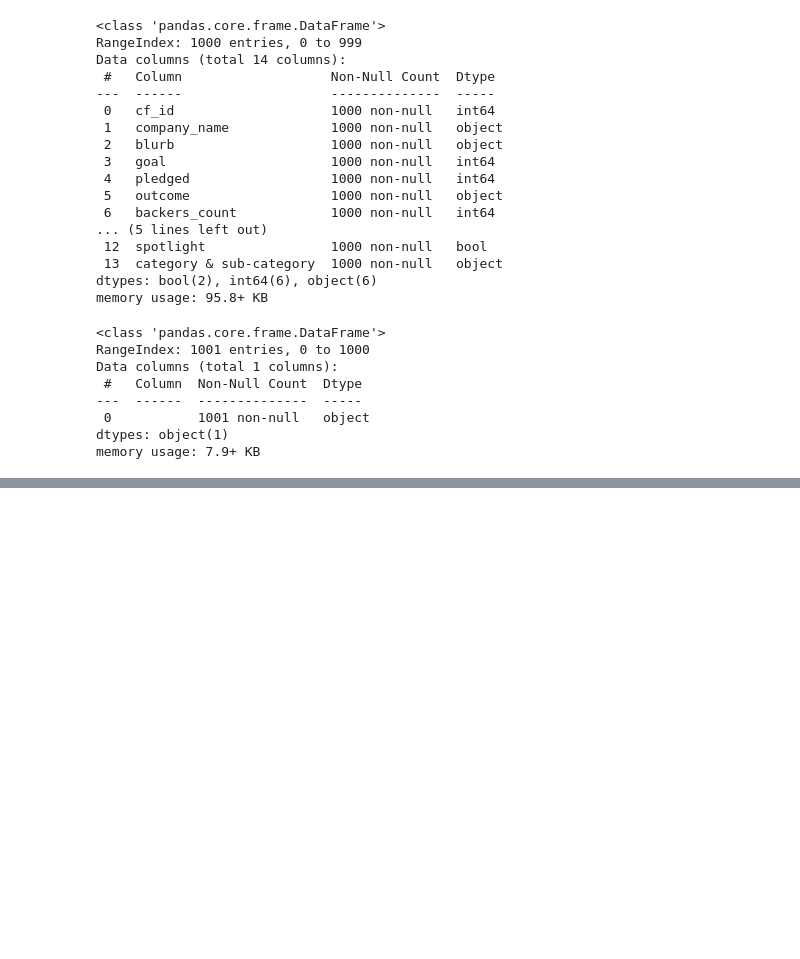
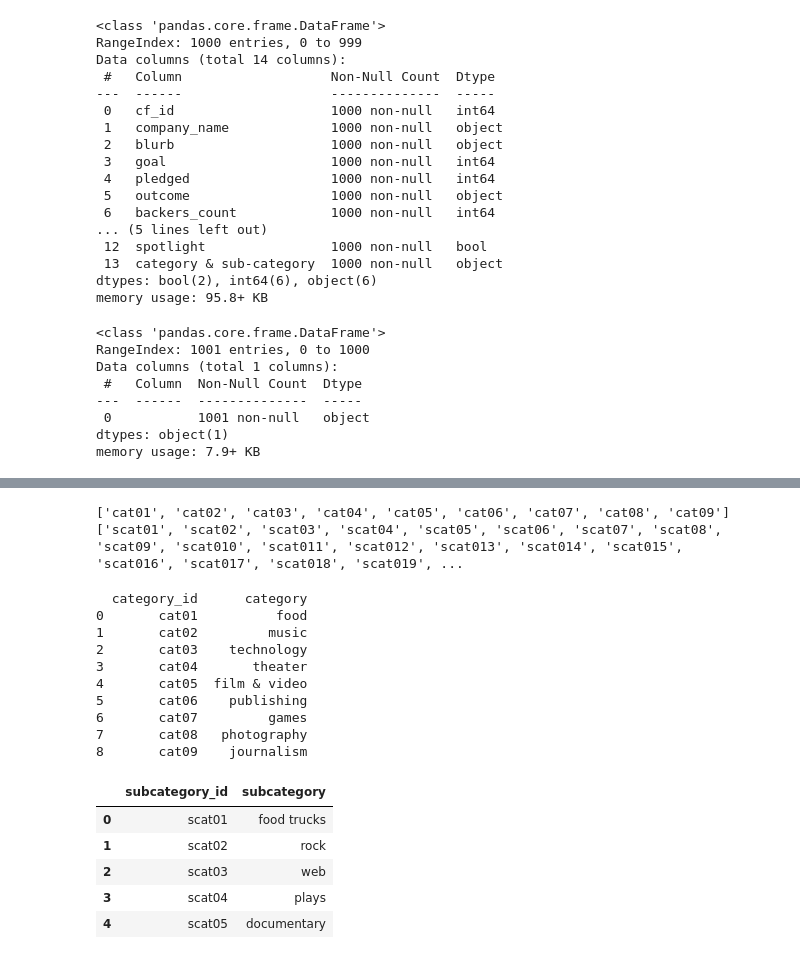
Before and after one commit to bhstarkey/Crowdfunding-ETL, a Jupyter notebook: crowdfunding_ETL_practice.ipynb, the cells around one changed output, grey strips where cells are left out. Drawn from its saved outputs; the diff is of its cells as text; code cells hidden in the pictures; blank space fills up the shorter version.

```diff
--- a/crowdfunding_ETL_practice.ipynb
+++ b/crowdfunding_ETL_practice.ipynb
@@ -99,0 +116,4 @@ memory usage: 7.9+ KB
+# %%
+# Split category and subcategory
+crowdfunding_info_df[['category','subcategory']] = crowdfunding_info_df['category & sub-category'].str.split('/', n=1, expand=True)
+crowdfunding_info_df.head()
@@ -99,0 +133,6 @@ memory usage: 7.9+ KB
+# %%
+categories = crowdfunding_info_df['category'].unique()
+subcategories = crowdfunding_info_df['subcategory'].unique()
+print(categories)
+print()
+print(subcategories)
@@ -99,0 +148,45 @@ memory usage: 7.9+ KB
+# %%
+# Create unique category and subcategory IDs
+category_ids = np.arange(1, 10)
+subcategory_ids = np.arange(1, 25)
+# %%
+# Add unique identifier to each Category/subcategory
+cat_ids = ['cat0' + str(cat_id) for cat_id in category_ids]
+
+scat_ids = ['scat0' + str(scat_id) for scat_id in subcategory_ids]
+
+print(cat_ids)
+print(scat_ids)
+# %% [output]
+['cat01', 'cat02', 'cat03', 'cat04', 'cat05', 'cat06', 'cat07', 'cat08', 'cat09']
+['scat01', 'scat02', 'scat03', 'scat04', 'scat05', 'scat06', 'scat07', 'scat08', 'scat09', 'scat010', 'scat011', 'scat012', 'scat013', 'scat014', 'scat015', 'scat016', 'scat017', 'scat018', 'scat019', ...
+# %%
+# Category and subcategory dfs
+category_df = pd.DataFrame({
+    'category_id': cat_ids,
+    'category': categories
+})
+
+subcategory_df = pd.DataFrame({
+    'subcategory_id': scat_ids,
+    'subcategory': subcategories
+})
+print(category_df)
+subcategory_df.head()
+# %% [output]
+  category_id      category
+0       cat01          food
+1       cat02         music
+2       cat03    technology
+3       cat04       theater
+4       cat05  film & video
+5       cat06    publishing
+6       cat07         games
+7       cat08   photography
+8       cat09    journalism
+|  | subcategory_id | subcategory |
+| 0 | scat01 | food trucks |
+| 1 | scat02 | rock |
+| 2 | scat03 | web |
+| 3 | scat04 | plays |
+| 4 | scat05 | documentary |
```
Also changed, not shown: parts of 10 cells of this notebook, 4 other files.
